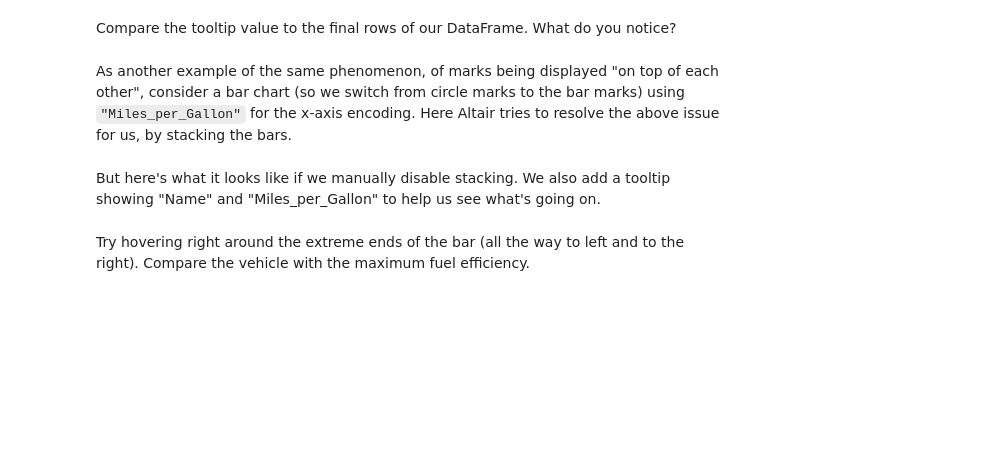
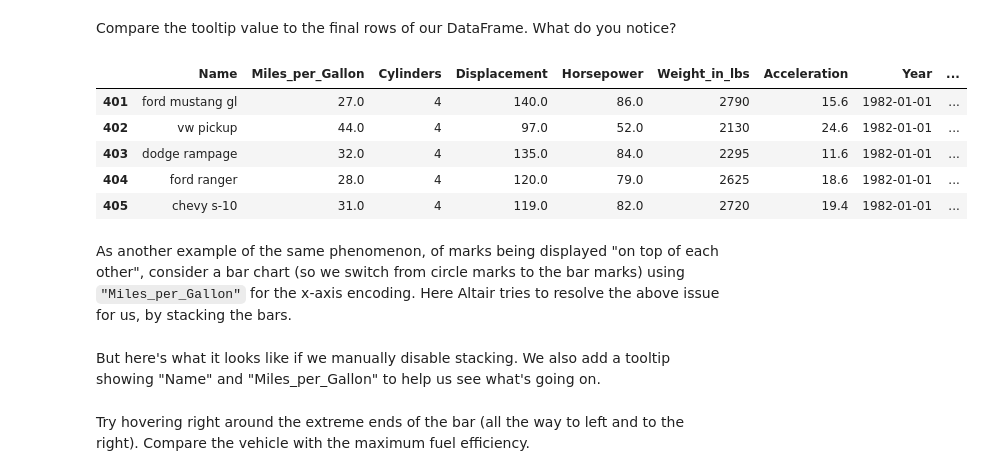
Before and after one commit to vega/SciPy2024-Altair-Tutorial, a Jupyter notebook: part2/Part 2 - Data Types, Graphical Marks, and Visual Encoding Channels.ipynb, the cells around one changed output. Cells and saved outputs as stored; diff of their text form; code cells hidden in the pictures; blank space fills up the shorter version.

```diff
--- a/part2/Part 2 - Data Types, Graphical Marks, and Visual Encoding Channels.ipynb
+++ b/part2/Part 2 - Data Types, Graphical Marks, and Visual Encoding Channels.ipynb
@@ -137,5 +203,14 @@ Let's go back to our tiny chart that did not encode the `x` or `y` channels, but
 # %% [markdown]
 Compare the tooltip value to the final rows of our DataFrame. What do you notice?
+# %%
+df.tail()
+# %% [output]
+|  | Name | Miles_per_Gallon | Cylinders | Displacement | Horsepower | Weight_in_lbs | Acceleration | Year | ... |
+| 401 | ford mustang gl | 27.0 | 4 | 140.0 | 86.0 | 2790 | 15.6 | 1982-01-01 | ... |
+| 402 | vw pickup | 44.0 | 4 | 97.0 | 52.0 | 2130 | 24.6 | 1982-01-01 | ... |
+| 403 | dodge rampage | 32.0 | 4 | 135.0 | 84.0 | 2295 | 11.6 | 1982-01-01 | ... |
+| 404 | ford ranger | 28.0 | 4 | 120.0 | 79.0 | 2625 | 18.6 | 1982-01-01 | ... |
+| 405 | chevy s-10 | 31.0 | 4 | 119.0 | 82.0 | 2720 | 19.4 | 1982-01-01 | ... |
 # %% [markdown]
 As another example of the same phenomenon, of marks being displayed "on top of each other", consider a bar chart (so we switch from circle marks to the bar marks) using `"Miles_per_Gallon"` for the x-axis encoding.  Here Altair tries to resolve the above issue for us, by stacking the bars.
 # %% [markdown]
```
Also changed, not shown: parts of 10 cells of this notebook.
